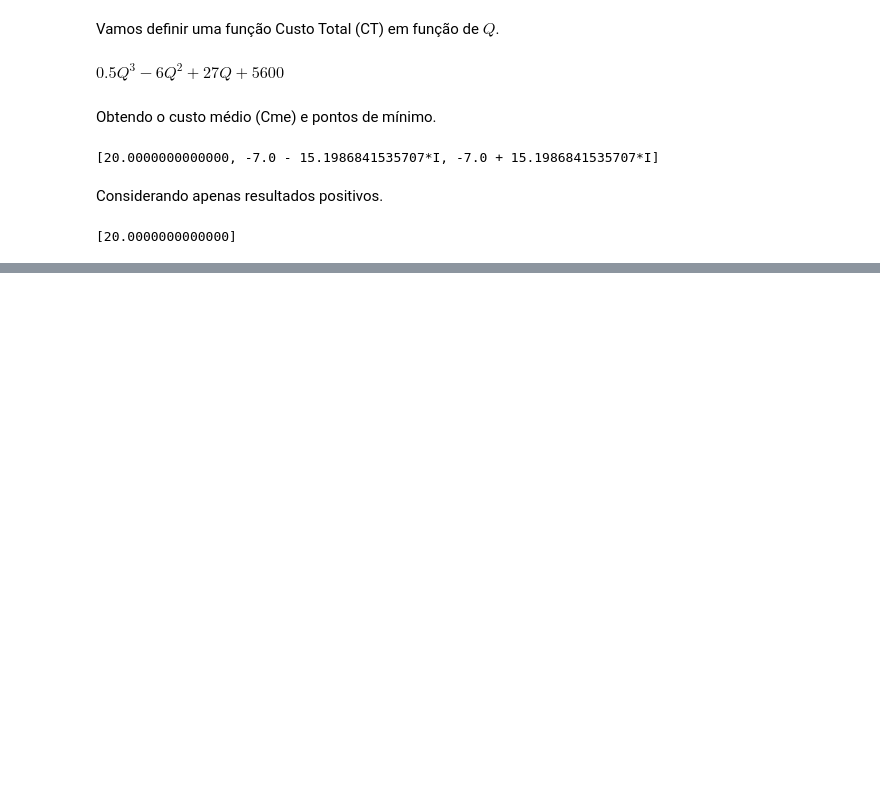
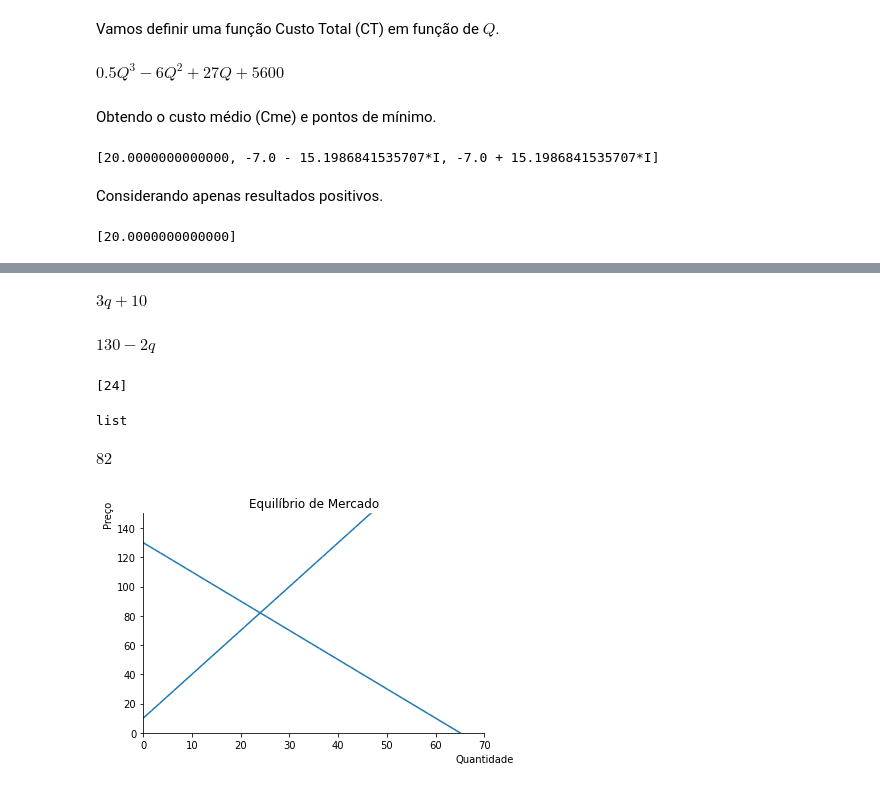
Before and after one commit to vitormiro/microeconomia_python, a Jupyter notebook: Microeconomia_nb1.ipynb, the cells around one changed output, grey strips where cells are left out. Cells and saved outputs as stored; diff of their text form; code cells hidden in the pictures; blank space fills up the shorter version.

```diff
--- a/Microeconomia_nb1.ipynb
+++ b/Microeconomia_nb1.ipynb
@@ -86,0 +95,31 @@ solve(diff(Cme, Q))
+# %%
+q = Symbol('q')
+ps = 10 + 3*q
+ps
+# %% [output]
+$\displaystyle 3 q + 10$
+# %%
+pd = 130 - 2*q
+pd
+# %% [output]
+$\displaystyle 130 - 2 q$
+# %%
+eq = Eq(pd, ps)
+q_eq = solve(eq)
+q_eq
+# %% [output]
+[24]
+# %%
+type(q_eq)
+# %% [output]
+list
+# %%
+p_eq = ps.subs(q, q_eq[0])
+p_eq
+# %% [output]
+$\displaystyle 82$
+# %%
+plot(pd, ps, (q, 0, 100), ylim = (0, 150), xlim = (0, 70),
+     title = 'Equilíbrio de Mercado', xlabel='Quantidade', ylabel='Preço');
+# %% [output]
+[figure, added]
```
Also changed, not shown: parts of 4 cells of this notebook.
